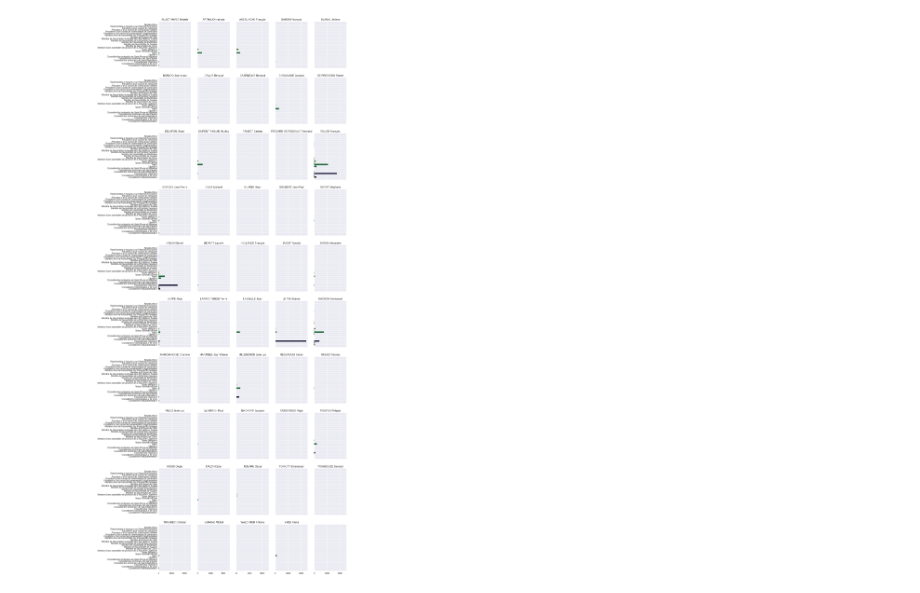
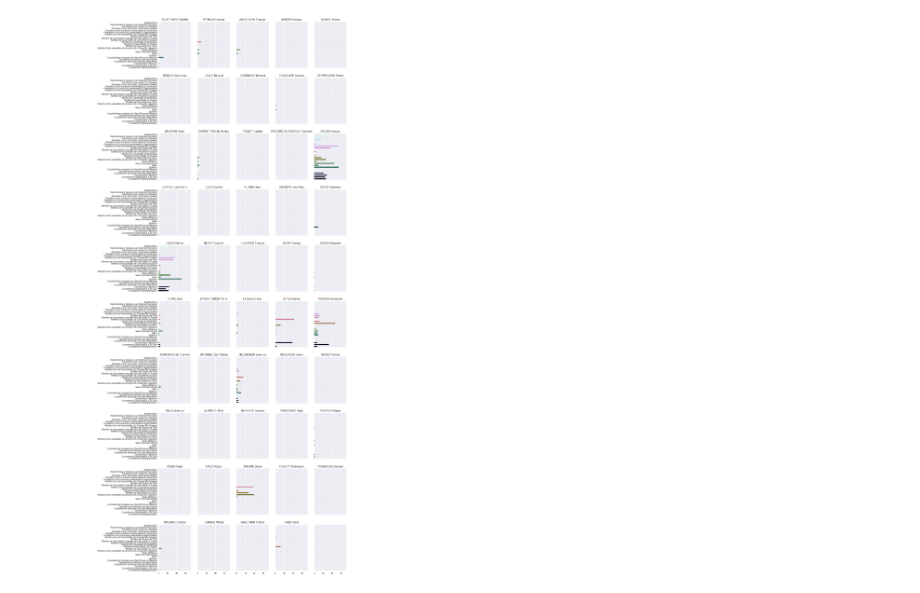
Before and after one commit to blaiseli/data_exploration, a Jupyter notebook: parrainages.ipynb, the cells around one changed output. Saved outputs shown, nothing was run; the diff lists cells and outputs as text; code cells hidden in the pictures.

Commit message:
Nombres de parrains potentiels dans le bon ordre.

```diff
--- a/parrainages.ipynb
+++ b/parrainages.ipynb
@@ -1,21 +20,5 @@
 # %%
-%matplotlib inline
-import numpy as np
-from itertools import repeat
-from collections import Counter, OrderedDict
-import matplotlib
-matplotlib.rcParams['figure.figsize'] = [16, 48]
-from matplotlib import pyplot as plt
-import seaborn as sns
-import pandas as pd
-# file_address = "/home/bli/Documents/prive/parrainages_15032017.csv
-# parrainages = pd.read_table(file_address, index_col=(0, 1, 2))
-url = "https://presidentielle2017.conseil-constitutionnel.fr/wp-content/uploads/2017/03/parrainagestotal.csv"
-parrainages = pd.read_table(url, sep=";", index_col=(0, 1, 2))
-parrainages.columns = ["mandat", "circonscription", "departement", "candidat", "date"]
-by_candidate = parrainages.groupby("candidat")
-mandats = sorted(parrainages["mandat"].unique())
-nb_parrains = [
+nb_parrains = reversed([
     348,  # sénateurs
     74,  # députés européens
     14,  # présidents de conseil de métropole
@@ -55,16 +58,18 @@ nb_parrains = [
     ),  # conseillers régionaux
     165,  # conseillers métropolitains de Lyon
     4058  # conseillers départementaux
-]
-# nb_mandats = dict(zip(mandats, nb_parrains))
-palette = sns.color_palette("cubehelix", len(mandats))
-fig, axes = plt.subplots(nrows=10, ncols=5, sharex=True, sharey=True)
-for candidate, ax in zip(by_candidate.groups.keys(), axes.ravel()):
-    d = OrderedDict(zip(mandats, repeat(0)))
-    d.update(Counter(parrainages.loc[by_candidate.groups[candidate], "mandat"]))
-    pourcent_parrains = 100 * np.asarray(list(d.values())) / np.asarray(nb_parrains)
-    #ax.barh(list(range(len(mandats))), list(d.values()), color=palette, tick_label=list(d.keys()))
-    ax.barh(list(range(len(mandats))), pourcent_parrains, color=palette, tick_label=list(d.keys()))
-    ax.set_title(candidate)
+])
+parrains_potentiels = pd.DataFrame.from_dict(OrderedDict(zip(mandats, nb_parrains)), orient="index")
+#parrains_potentiels
-# %% [output]
-[figure, removed]
+# %%
+palette = sns.color_palette("cubehelix", len(mandats))
+fig, axes = plt.subplots(nrows=10, ncols=5, sharex=True, sharey=True)
+for candidate, ax in zip(by_candidate.groups.keys(), axes.ravel()):
+    d = OrderedDict(zip(mandats, repeat(0)))
+    d.update(Counter(parrainages.loc[by_candidate.groups[candidate], "mandat"]))
+    parrains_obtenus = pd.DataFrame.from_dict(d, orient="index")
+    pourcent_parrains = 100 * parrains_obtenus / parrains_potentiels
+    ax = pourcent_parrains.plot.barh(color=palette, tick_label=pourcent_parrains.index, legend=False, ax=ax)
+    ax.set_title(candidate)
+# %% [output]
+[figure, added]
```
Also changed, not shown: parts of 2 cells of this notebook.
